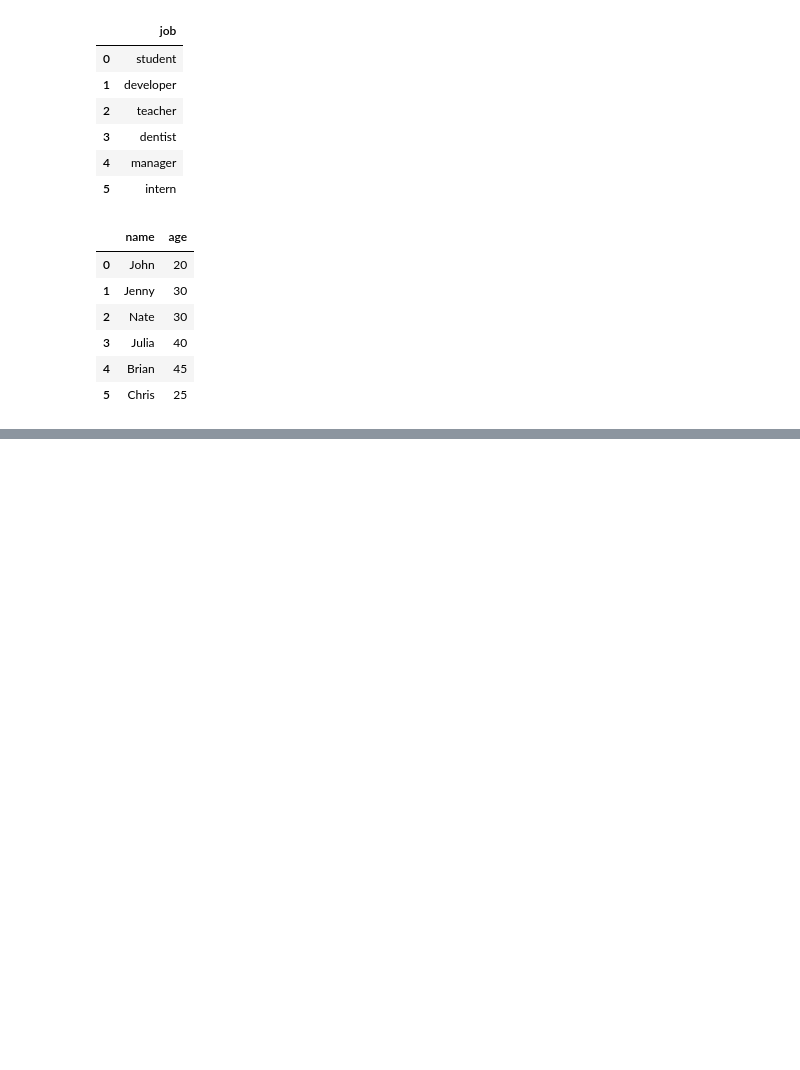
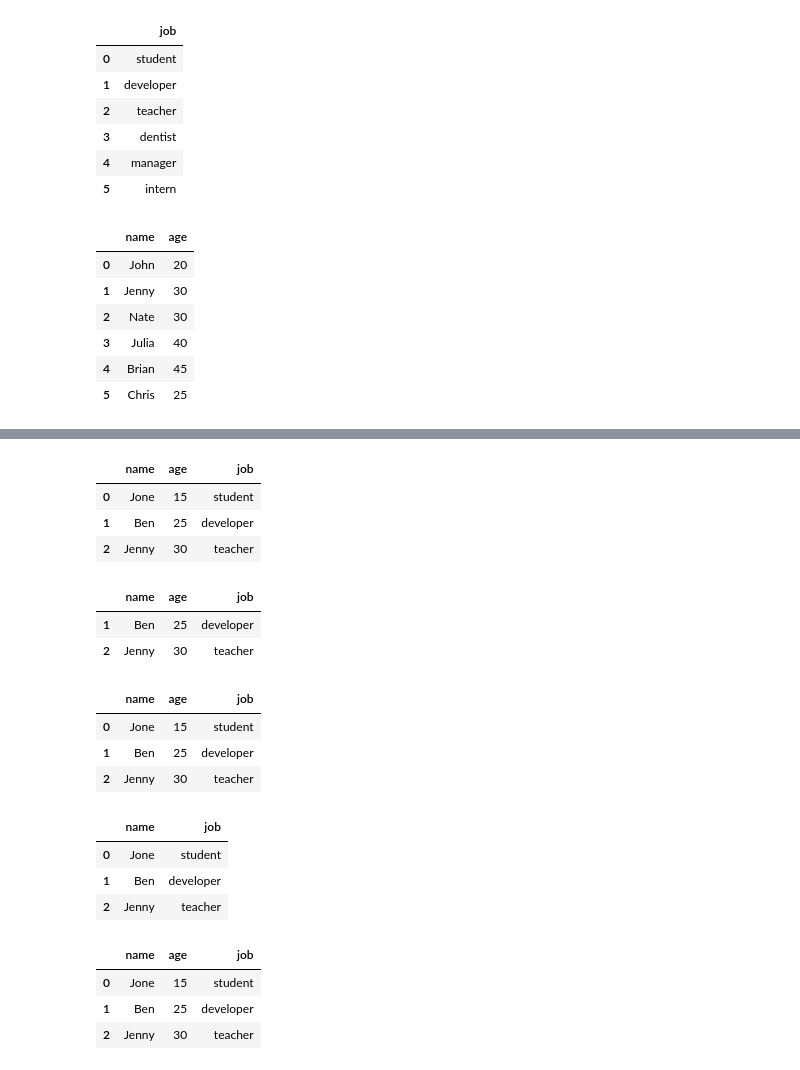
Before and after one commit to 8aqtba9y/study-python-pandas, a Jupyter notebook: 01_Pandas_Cheatsheet.ipynb, the cells around one changed output, grey strips where cells are left out. Cells and saved outputs as stored; diff of their text form; code cells hidden in the pictures; blank space fills up the shorter version.

```diff
--- a/01_Pandas_Cheatsheet.ipynb
+++ b/01_Pandas_Cheatsheet.ipynb
@@ -401,0 +466,7 @@ df.filter(regex='e$', axis=1)
+# %%
+df
+# %% [output]
+|  | name | age | job |
+| 0 | Jone | 15 | student |
+| 1 | Ben | 25 | developer |
+| 2 | Jenny | 30 | teacher |
@@ -401,0 +475,6 @@ df.filter(regex='e$', axis=1)
+# %%
+df
+# %% [output]
+|  | name | age | job |
+| 1 | Ben | 25 | developer |
+| 2 | Jenny | 30 | teacher |
@@ -401,0 +483,7 @@ df.filter(regex='e$', axis=1)
+# %%
+df
+# %% [output]
+|  | name | age | job |
+| 0 | Jone | 15 | student |
+| 1 | Ben | 25 | developer |
+| 2 | Jenny | 30 | teacher |
@@ -401,0 +492,7 @@ df.filter(regex='e$', axis=1)
+# %%
+df
+# %% [output]
+|  | name | job |
+| 0 | Jone | student |
+| 1 | Ben | developer |
+| 2 | Jenny | teacher |
@@ -401,0 +501,7 @@ df.filter(regex='e$', axis=1)
+# %%
+df
+# %% [output]
+|  | name | age | job |
+| 0 | Jone | 15 | student |
+| 1 | Ben | 25 | developer |
+| 2 | Jenny | 30 | teacher |
```
Also changed, not shown: parts of 18 cells of this notebook.
